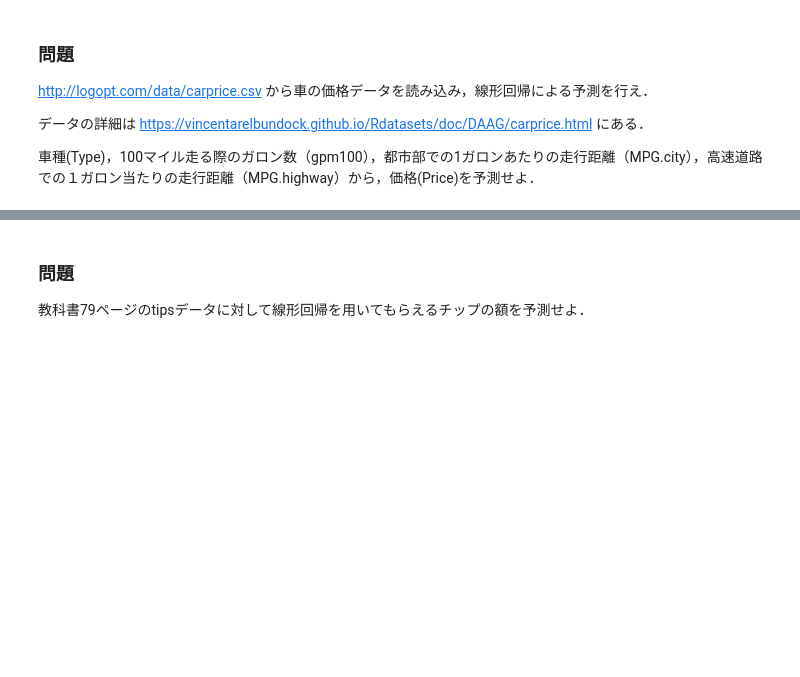
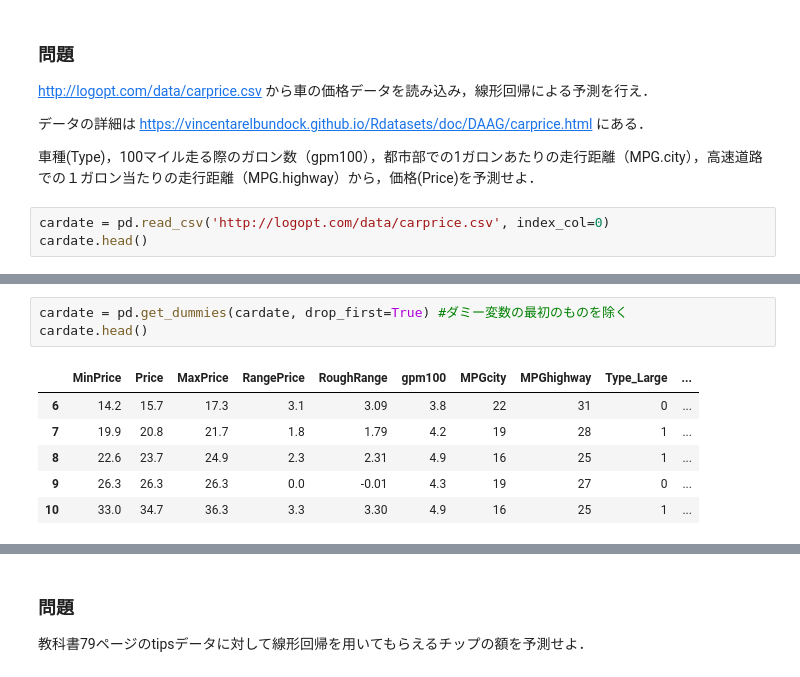
Before and after one commit to yuiokubo/muscle_training, a Jupyter notebook: menu/muscle07_sklearn2.ipynb, the cells around one changed output, grey strips where cells are left out. Drawn from its saved outputs; the diff is of its cells as text; blank space fills up the shorter version.

```diff
--- a/menu/muscle07_sklearn2.ipynb
+++ b/menu/muscle07_sklearn2.ipynb
@@ -118,3 +281,6 @@ https://vincentarelbundock.github.io/Rdatasets/doc/DAAG/carprice.html
 にある．
 
 車種(Type)，100マイル走る際のガロン数（gpm100），都市部での1ガロンあたりの走行距離（MPG.city），高速道路での１ガロン当たりの走行距離（MPG.highway）から，価格(Price)を予測せよ．
+# %%
+cardate = pd.read_csv('http://logopt.com/data/carprice.csv', index_col=0)
+cardate.head()
@@ -120,0 +294,10 @@ https://vincentarelbundock.github.io/Rdatasets/doc/DAAG/carprice.html
+# %%
+cardate = pd.get_dummies(cardate, drop_first=True) #ダミー変数の最初のものを除く
+cardate.head()
+# %% [output]
+|  | MinPrice | Price | MaxPrice | RangePrice | RoughRange | gpm100 | MPGcity | MPGhighway | Type_Large | ... |
+| 6 | 14.2 | 15.7 | 17.3 | 3.1 | 3.09 | 3.8 | 22 | 31 | 0 | ... |
+| 7 | 19.9 | 20.8 | 21.7 | 1.8 | 1.79 | 4.2 | 19 | 28 | 1 | ... |
+| 8 | 22.6 | 23.7 | 24.9 | 2.3 | 2.31 | 4.9 | 16 | 25 | 1 | ... |
+| 9 | 26.3 | 26.3 | 26.3 | 0.0 | -0.01 | 4.3 | 19 | 27 | 0 | ... |
+| 10 | 33.0 | 34.7 | 36.3 | 3.3 | 3.30 | 4.9 | 16 | 25 | 1 | ... |
```
Also changed, not shown: parts of 38 cells of this notebook.
